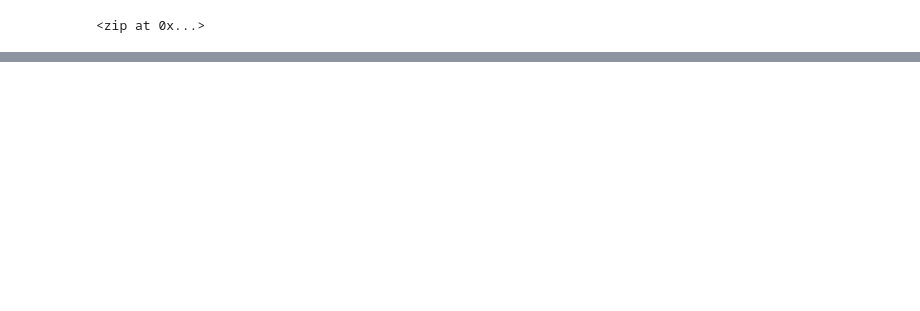
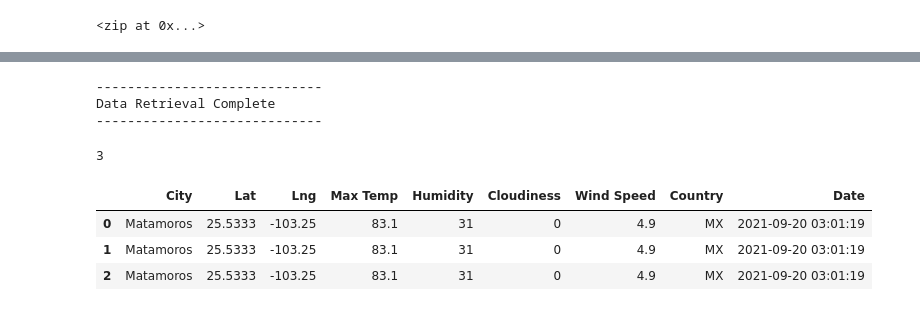
Before and after one commit to Csstndly/World_Weather_Analysis, a Jupyter notebook: WeatherPy.ipynb, the cells around one changed output, grey strips where cells are left out. Saved outputs shown, nothing was run; the diff lists cells and outputs as text; code cells hidden in the pictures; blank space fills up the shorter version.

```diff
--- a/WeatherPy.ipynb
+++ b/WeatherPy.ipynb
@@ -27,3 +16,6 @@ Beginning Data Retrieval
+# %%
+# Starting URL for Weather Map API Call.
+url = "http://api.openweathermap.org/data/2.5/weather?units=Imperial&APPID=" + o_weather
 # %%
 # Create a set of random latitude and longitude combinations.
 lats = np.random.uniform(low=-90.000, high=90.000, size=1500)
@@ -56,11 +67,16 @@ len(cities)
 # %%
-# Loop through all the cities in our list.
-for i in range(len(cities)):
+# Loop through all the cities in the list.
+for i, city in enumerate(cities):
 
     # Group cities in sets of 50 for logging purposes.
     if (i % 50 == 0 and i >= 50):
         set_count += 1
         record_count = 1
     # Create endpoint URL with each city.
-    city_url = url + "&q=" + cities[i]
+    city_url = url + "&q=" + city.replace(" ","+")
+
+    # Log the URL, record, and set numbers and the city.
+    print(f"Processing Record {record_count} of Set {set_count} | {city}")
+    # Add 1 to the record count.
+    record_count += 1
 # %% [output]
@@ -68,35 +102,39 @@ NameError: name 'url' is not defined
 # %%
 # Run an API request for each of the cities.
-    try:
+try:
         # Parse the JSON and retrieve data.
-        city_weather = requests.get(city_url).json()
+    city_weather = requests.get(city_url).json()
         # Parse out the needed data.
-        city_lat = city_weather["coord"]["lat"]
-        city_lng = city_weather["coord"]["lon"]
-        city_max_temp = city_weather["main"]["temp_max"]
-        city_humidity = city_weather["main"]["humidity"]
-        city_clouds = city_weather["clouds"]["all"]
-        city_wind = city_weather["wind"]["speed"]
-        city_country = city_weather["sys"]["country"]
+    city_lat = city_weather["coord"]["lat"]
+    city_lng = city_weather["coord"]["lon"]
+    city_max_temp = city_weather["main"]["temp_max"]
+    city_humidity = city_weather["main"]["humidity"]
+    city_clouds = city_weather["clouds"]["all"]
+    city_wind = city_weather["wind"]["speed"]
+    city_country = city_weather["sys"]["country"]
         # Convert the date to ISO standard.
-        city_date = datetime.utcfromtimestamp(city_weather["dt"]).strftime('%Y-%m-%d %H:%M:%S')
+    city_date = datetime.utcfromtimestamp(city_weather["dt"]).strftime('%Y-%m-%d %H:%M:%S')
         # Append the city information into city_data list.
-        city_data.append({"City": city.title(),
-                          "Lat": city_lat,
-                          "Lng": city_lng,
-                          "Max Temp": city_max_temp,
-                          "Humidity": city_humidity,
-                          "Cloudiness": city_clouds,
-                          "Wind Speed": city_wind,
-                          "Country": city_country,
-                          "Date": city_date})
+    city_data.append({"City": city.title(),
+                        "Lat": city_lat,
+                        "Lng": city_lng,
+                        "Max Temp": city_max_temp,
+                        "Humidity": city_humidity,
+                        "Cloudiness": city_clouds,
+                        "Wind Speed": city_wind,
+                        "Country": city_country,
+                        "Date": city_date})
 
 # If an error is experienced, skip the city.
-    except:
-        print("City not found. Skipping...")
-        pass
+except:
+    print("City not found. Skipping...")
+    pass
 
 # Indicate that Data Loading is complete.
 print("-----------------------------")
 print("Data Retrieval Complete      ")
 print("-----------------------------")
+# %% [output]
+-----------------------------
+Data Retrieval Complete
+-----------------------------
@@ -104,0 +141,13 @@ print("-----------------------------")
+# %%
+len(city_data)# the isnructions have me confused on where my code is suppose togo!!
+# %% [output]
+3
+# %%
+# Convert the array of dictionaries to a Pandas DataFrame.
+city_data_df = pd.DataFrame(city_data)
+city_data_df.head(10)
+# %% [output]
+|  | City | Lat | Lng | Max Temp | Humidity | Cloudiness | Wind Speed | Country | Date |
+| 0 | Matamoros | 25.5333 | -103.25 | 83.1 | 31 | 0 | 4.9 | MX | 2021-09-20 03:01:19 |
+| 1 | Matamoros | 25.5333 | -103.25 | 83.1 | 31 | 0 | 4.9 | MX | 2021-09-20 03:01:19 |
+| 2 | Matamoros | 25.5333 | -103.25 | 83.1 | 31 | 0 | 4.9 | MX | 2021-09-20 03:01:19 |
```
Also changed, not shown: parts of 15 cells of this notebook.
